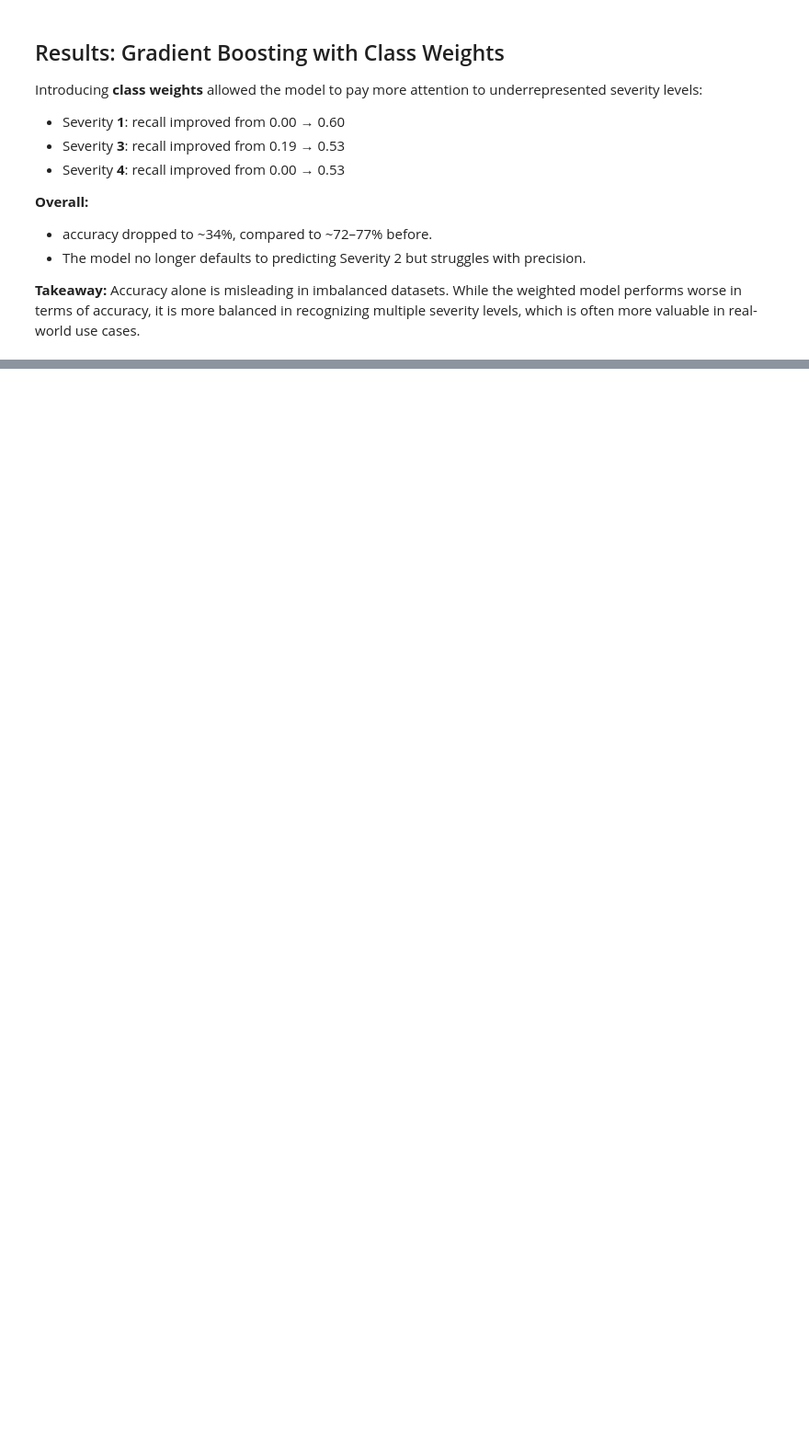
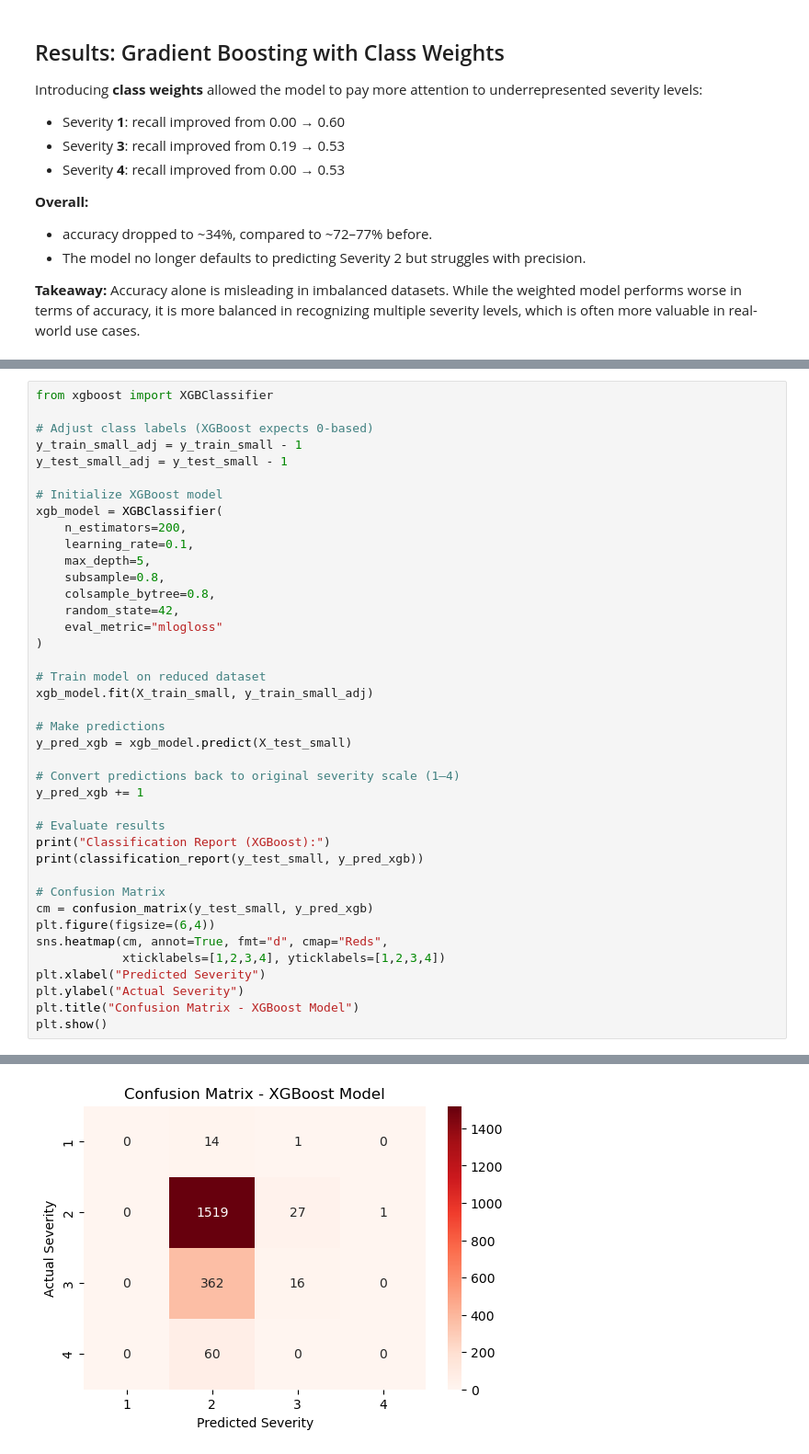
Before and after one commit to TiarnanTuite/traffic_accident_analysis, a Jupyter notebook: notebooks/04_machine_learning.ipynb, the cells around one changed output, grey strips where cells are left out. Shown at 92% size. Drawn from its saved outputs; the diff is of its cells as text; blank space fills up the shorter version.

Commit message:
tested XGBoost with class weights

```diff
--- a/notebooks/04_machine_learning.ipynb
+++ b/notebooks/04_machine_learning.ipynb
@@ -379,0 +390,41 @@ Introducing **class weights** allowed the model to pay more attention to underre
+# %%
+from xgboost import XGBClassifier
+
+# Adjust class labels (XGBoost expects 0-based)
+y_train_small_adj = y_train_small - 1
+y_test_small_adj = y_test_small - 1
+
+# Initialize XGBoost model
+xgb_model = XGBClassifier(
+    n_estimators=200,
+    learning_rate=0.1,
+    max_depth=5,
+    subsample=0.8,
+    colsample_bytree=0.8,
+    random_state=42,
+    eval_metric="mlogloss"
+)
+
+# Train model on reduced dataset
+xgb_model.fit(X_train_small, y_train_small_adj)
+
+# Make predictions
+y_pred_xgb = xgb_model.predict(X_test_small)
+
+# Convert predictions back to original severity scale (1–4)
+y_pred_xgb += 1
+
+# Evaluate results
+print("Classification Report (XGBoost):")
+print(classification_report(y_test_small, y_pred_xgb))
+
+# Confusion Matrix
+cm = confusion_matrix(y_test_small, y_pred_xgb)
+plt.figure(figsize=(6,4))
+sns.heatmap(cm, annot=True, fmt="d", cmap="Reds",
+            xticklabels=[1,2,3,4], yticklabels=[1,2,3,4])
+plt.xlabel("Predicted Severity")
+plt.ylabel("Actual Severity")
+plt.title("Confusion Matrix - XGBoost Model")
+plt.show()
+# %% [output]
@@ -379,0 +442 @@ Introducing **class weights** allowed the model to pay more attention to underre
+[figure, added]
```
Also changed, not shown: parts of 2 cells of this notebook.
